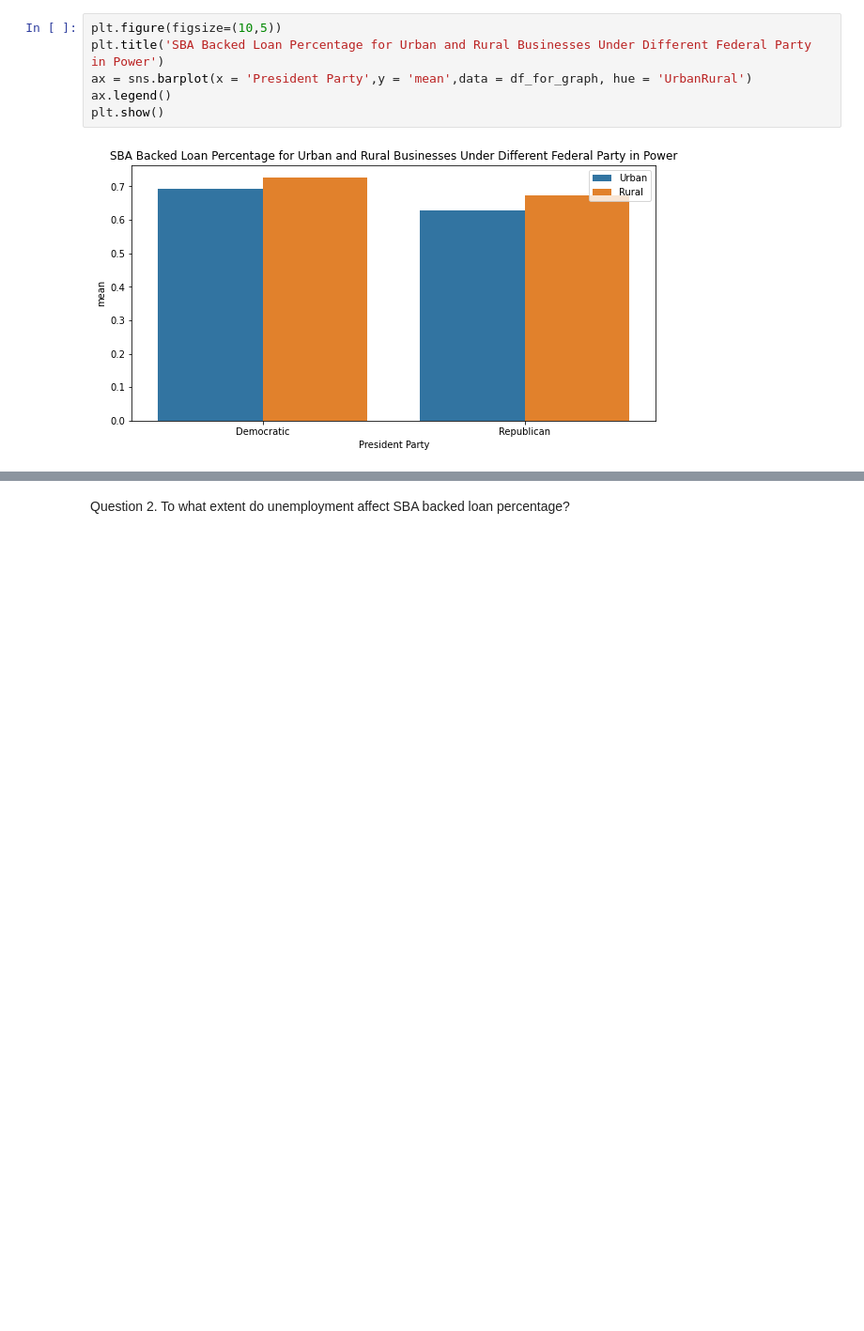
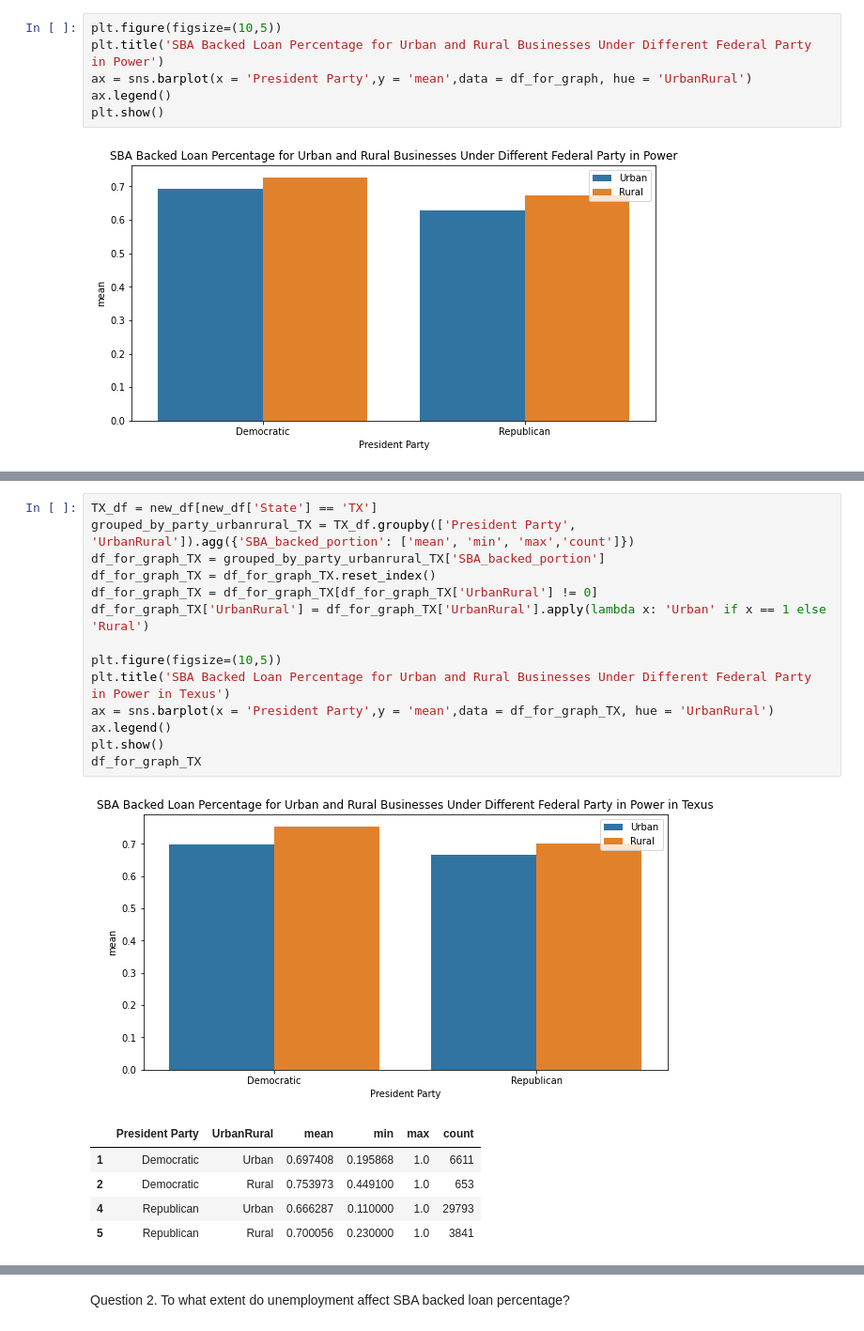
Before and after one commit to CIV2T1PEY/CIV1498-Group-Project, a Jupyter notebook: Python_YuLin.ipynb, the cells around one changed output, grey strips where cells are left out. Shown at 94% size. Saved outputs shown, nothing was run; the diff lists cells and outputs as text; blank space fills up the shorter version.

```diff
--- a/Python_YuLin.ipynb
+++ b/Python_YuLin.ipynb
@@ -261,0 +266,21 @@ Step 5: Add unemployment data
+# %%
+TX_df = new_df[new_df['State'] == 'TX']
+grouped_by_party_urbanrural_TX = TX_df.groupby(['President Party', 'UrbanRural']).agg({'SBA_backed_portion': ['mean', 'min', 'max','count']})
+df_for_graph_TX = grouped_by_party_urbanrural_TX['SBA_backed_portion']
+df_for_graph_TX = df_for_graph_TX.reset_index()
+df_for_graph_TX = df_for_graph_TX[df_for_graph_TX['UrbanRural'] != 0]
+df_for_graph_TX['UrbanRural'] = df_for_graph_TX['UrbanRural'].apply(lambda x: 'Urban' if x == 1 else 'Rural')
+
+plt.figure(figsize=(10,5))
+plt.title('SBA Backed Loan Percentage for Urban and Rural Businesses Under Different Federal Party in Power in Texus')
+ax = sns.barplot(x = 'President Party',y = 'mean',data = df_for_graph_TX, hue = 'UrbanRural')
+ax.legend()
+plt.show()
+df_for_graph_TX
+# %% [output]
+[figure, added]
+|  | President Party | UrbanRural | mean | min | max | count |
+| 1 | Democratic | Urban | 0.697408 | 0.195868 | 1.0 | 6611 |
+| 2 | Democratic | Rural | 0.753973 | 0.449100 | 1.0 | 653 |
+| 4 | Republican | Urban | 0.666287 | 0.110000 | 1.0 | 29793 |
+| 5 | Republican | Rural | 0.700056 | 0.230000 | 1.0 | 3841 |
```
Also changed, not shown: parts of 18 cells of this notebook.
